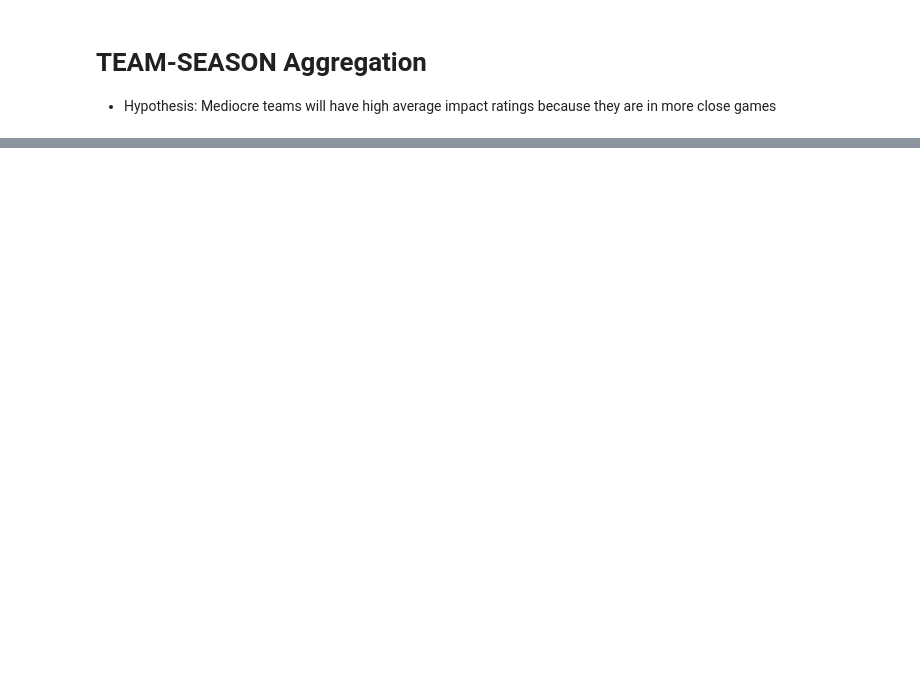
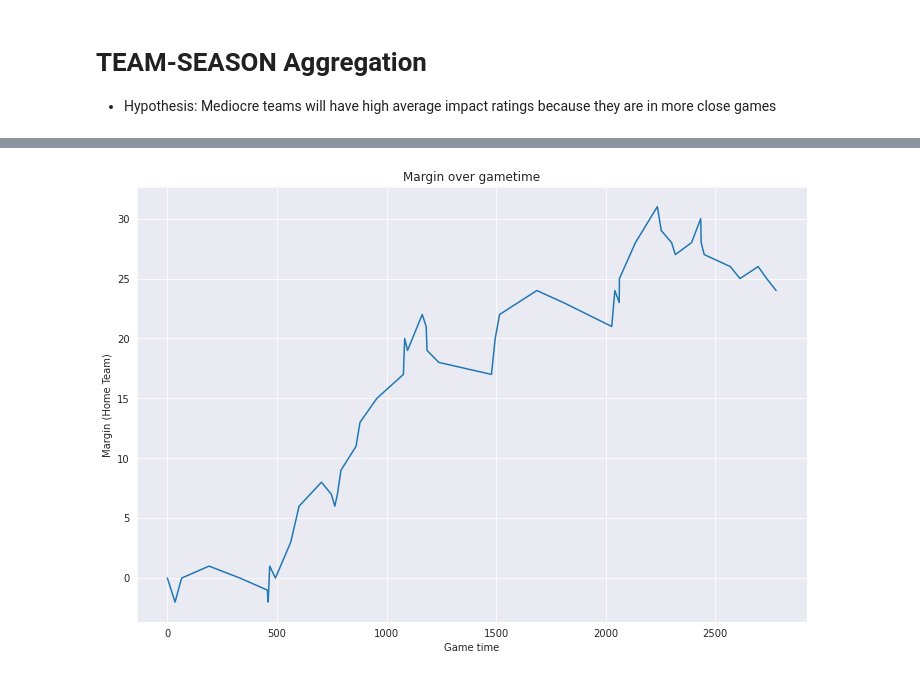
Before and after one commit to ak-gupta/nbaspa, a Jupyter notebook: docs/notebooks/SPA Ratings.ipynb, the cells around one changed output, grey strips where cells are left out. Drawn from its saved outputs; the diff is of its cells as text; code cells hidden in the pictures; blank space fills up the shorter version.

Commit message:
Improving the explanation for how game margin influences player impact ratings

```diff
--- a/docs/notebooks/SPA Ratings.ipynb
+++ b/docs/notebooks/SPA Ratings.ipynb
@@ -211,0 +233,29 @@ with sns.axes_style(style="white", rc={"axes.facecolor": (0, 0, 0, 0)}):
+# %%
+df_list = []
+for name, group in output.groupby("GAME_ID"):
+    newid = int(name[-1])
+    if newid == 0:
+        group["Margin"] = "Reference"
+    else:
+        group["Margin"] = f"+{newid * 5}"
+    group["EVENT_IMPACT"] = group["WIN_PROB"].diff().bfill()
+    df_list.append(group)
+
+columns = ["Margin", "SCOREMARGIN", "TIME", "WIN_PROB", "EVENT_IMPACT"]
+
+graphing = pd.concat(df_list, ignore_index=True)
+# %%
+with sns.axes_style(style="darkgrid"):
+    fig, ax = plt.subplots(figsize=(12, 8))
+    sns.lineplot(
+        x="TIME",
+        y="SCOREMARGIN",
+        data=df_list[0],
+        ax=ax
+    ).set(
+        title="Margin over gametime",
+        xlabel="Game time",
+        ylabel="Margin (Home Team)"
+    )
+# %% [output]
+[figure, added]
```
Also changed, not shown: parts of 19 cells of this notebook, 1 other file.
